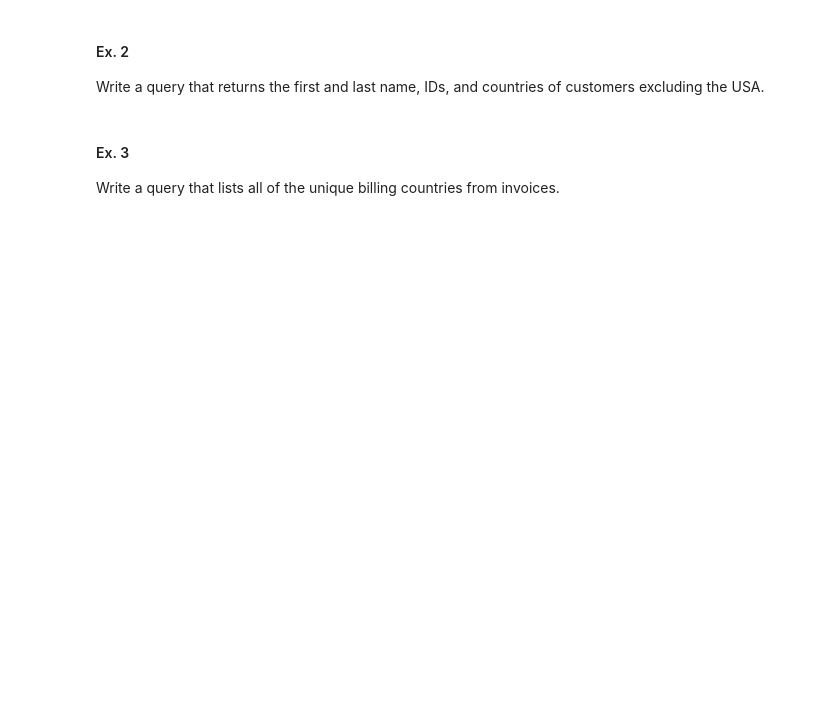
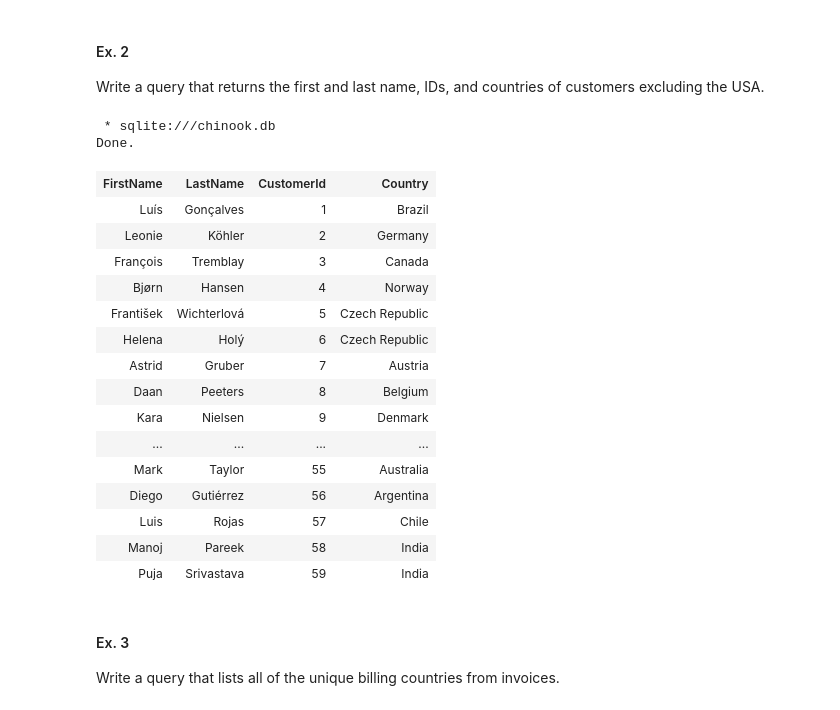
Before and after one commit to zakiayoubi/R11, a Jupyter notebook: Intro_to_SQL.ipynb, the cells around one changed output. Saved outputs shown, nothing was run; the diff lists cells and outputs as text; code cells hidden in the pictures; blank space fills up the shorter version.

```diff
--- a/Intro_to_SQL.ipynb
+++ b/Intro_to_SQL.ipynb
@@ -66,6 +134,26 @@ Write a query that returns the first and last name, IDs, and countries of custom
 # %%
 %%sql
 -- Write Your Query here
+SELECT FirstName, LastName, CustomerId,Country FROM customers WHERE country is NOT "USA"
+# %% [output]
+ * sqlite:///chinook.db
+Done.
+| FirstName | LastName | CustomerId | Country |
+| Luís | Gonçalves | 1 | Brazil |
+| Leonie | Köhler | 2 | Germany |
+| François | Tremblay | 3 | Canada |
+| Bjørn | Hansen | 4 | Norway |
+| František | Wichterlová | 5 | Czech Republic |
+| Helena | Holý | 6 | Czech Republic |
+| Astrid | Gruber | 7 | Austria |
+| Daan | Peeters | 8 | Belgium |
+| Kara | Nielsen | 9 | Denmark |
+| ... | ... | ... | ... |
+| Mark | Taylor | 55 | Australia |
+| Diego | Gutiérrez | 56 | Argentina |
+| Luis | Rojas | 57 | Chile |
+| Manoj | Pareek | 58 | India |
+| Puja | Srivastava | 59 | India |
 # %% [markdown]
 #### Ex. 3
 Write a query that lists all of the unique billing countries from invoices.
```
Also changed, not shown: parts of 10 cells of this notebook.
